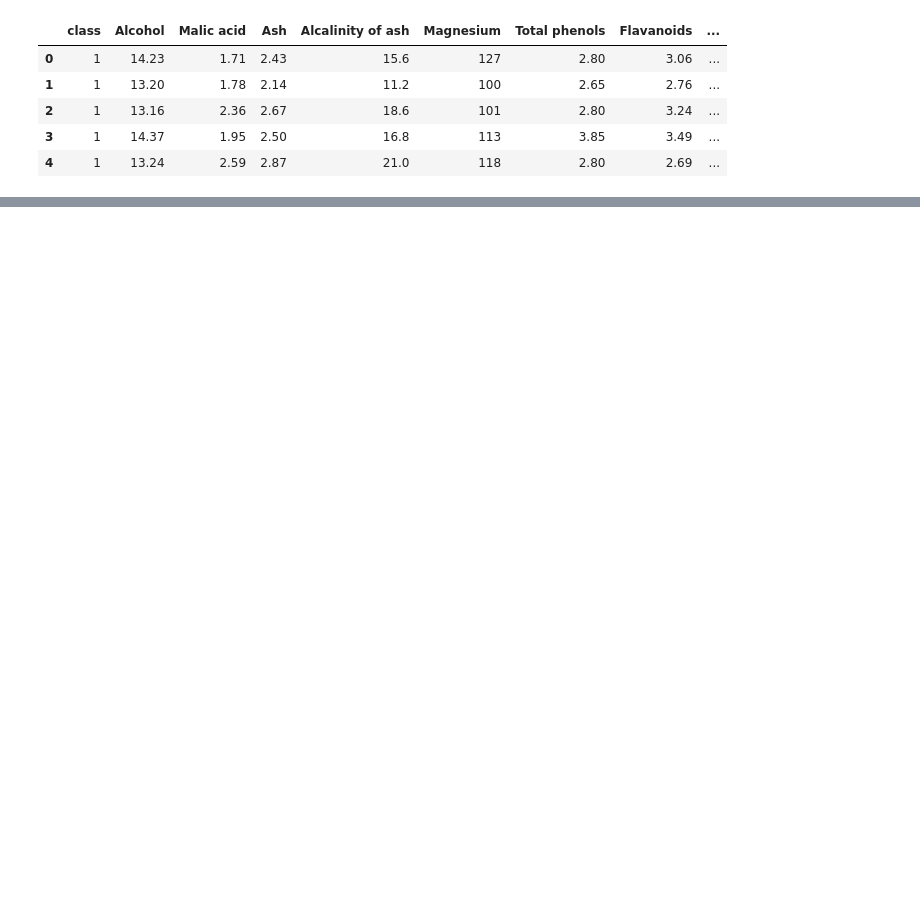
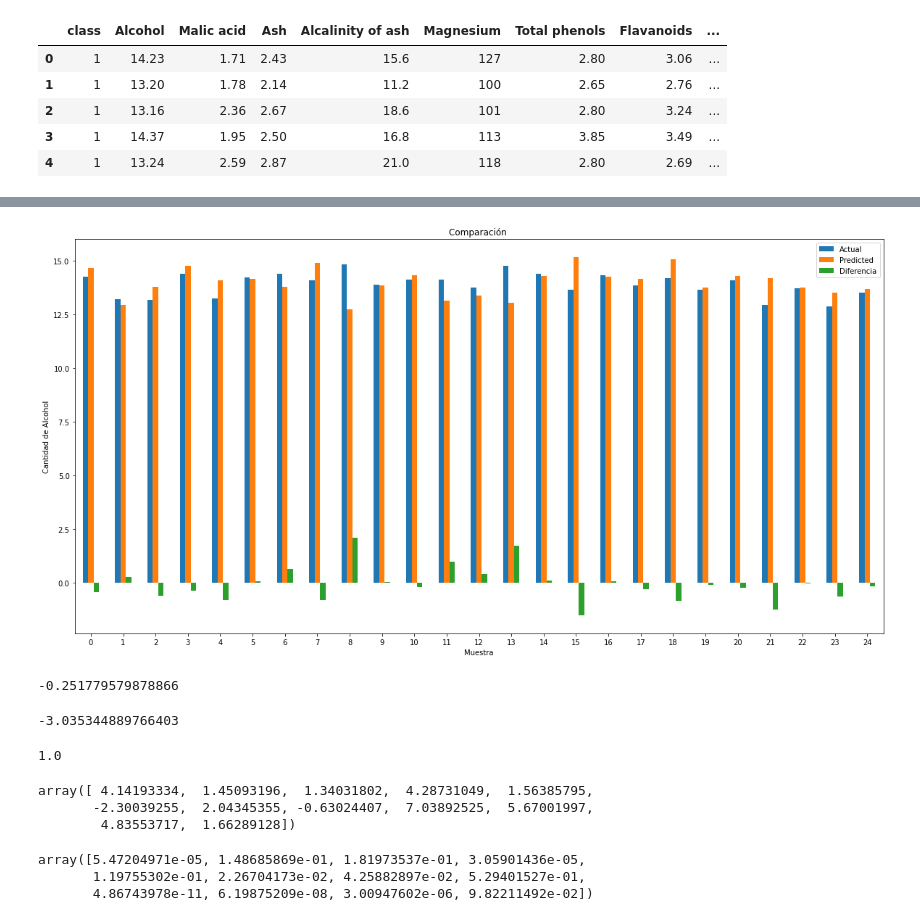
Before and after one commit to CAMAY3101/MachineLearning, a Jupyter notebook: EV2_nf.ipynb, the cells around one changed output, grey strips where cells are left out. Saved outputs shown, nothing was run; the diff lists cells and outputs as text; code cells hidden in the pictures; blank space fills up the shorter version.

```diff
--- a/EV2_nf.ipynb
+++ b/EV2_nf.ipynb
@@ -36,7 +36,6 @@ class RegressionModel:
 
     def get_coefficients(self):
         return np.linalg.inv(self.df[self.independent_variables].T.dot(self.df[self.independent_variables])).dot(self.df[self.independent_variables].T).dot(self.df[self.dependent_variable])
-
     def get_intercept(self):
         return np.mean(self.df[self.dependent_variable]) - np.mean(self.df[self.independent_variables].dot(self.coefficients))
 
@@ -63,6 +62,7 @@ class RegressionModel:
 
     def get_summary(self):
         summary = pd.DataFrame
+        return summary
 # %%
 #create a regression model for the wine dataset
 wine_model = RegressionModel(df, "Alcohol", ["Malic acid", "Ash", "Alcalinity of ash", "Magnesium", "Total phenols",  "Flavanoids", "Nonflavanoid phenols", "Proanthocyanins", "Color intensity", "Hue", "OD280/OD315 of diluted wines", "Proline"])
@@ -83,0 +83,4 @@ Length: 178, dtype: float64
+# %%
+validacion = pd.DataFrame({'Actual': df['Alcohol'].values, 'Predicted': wine_model.get_predicted() , 'Diferencia': df['Alcohol'] - wine_model.get_predicted(), 'Residuals': wine_model.get_residuals() })
+l = validacion.head(25)
+l
@@ -83,0 +105,38 @@ Length: 178, dtype: float64
+# %%
+import matplotlib.pyplot as plt  # importamos la librería que nos permitirá graficar
+
+# creamos un gráfico de barras con el dataframe que contiene nuestros datos actuales y de predicción
+l.plot.bar(rot=0, figsize=(20, 10))
+# indicamos el título del gráfico
+plt.title("Comparación ")
+# indicamos la etiqueta del eje de las x
+plt.xlabel("Muestra")
+# indicamos la etiqueta del eje de las y, la cantidad de calorías
+plt.ylabel("Cantidad de Alcohol")
+plt.show()  # desplegamos el gráfico
+# %% [output]
+[figure, added]
+# %%
+wine_model.get_r_squared()
+# %% [output]
+-0.251779579878866
+# %%
+wine_model.get_f_statistic()
+# %% [output]
+-3.035344889766403
+# %%
+wine_model.get_f_p_value()
+# %% [output]
+1.0
+# %%
+wine_model.get_t_statistics()
+# %% [output]
+array([ 4.14193334,  1.45093196,  1.34031802,  4.28731049,  1.56385795,
+       -2.30039255,  2.04345355, -0.63024407,  7.03892525,  5.67001997,
+        4.83553717,  1.66289128])
+# %%
+wine_model.get_t_p_values()
+# %% [output]
+array([5.47204971e-05, 1.48685869e-01, 1.81973537e-01, 3.05901436e-05,
+       1.19755302e-01, 2.26704173e-02, 4.25882897e-02, 5.29401527e-01,
+       4.86743978e-11, 6.19875209e-08, 3.00947602e-06, 9.82211492e-02])
```
Also changed, not shown: parts of 5 cells of this notebook, 2 other files.
